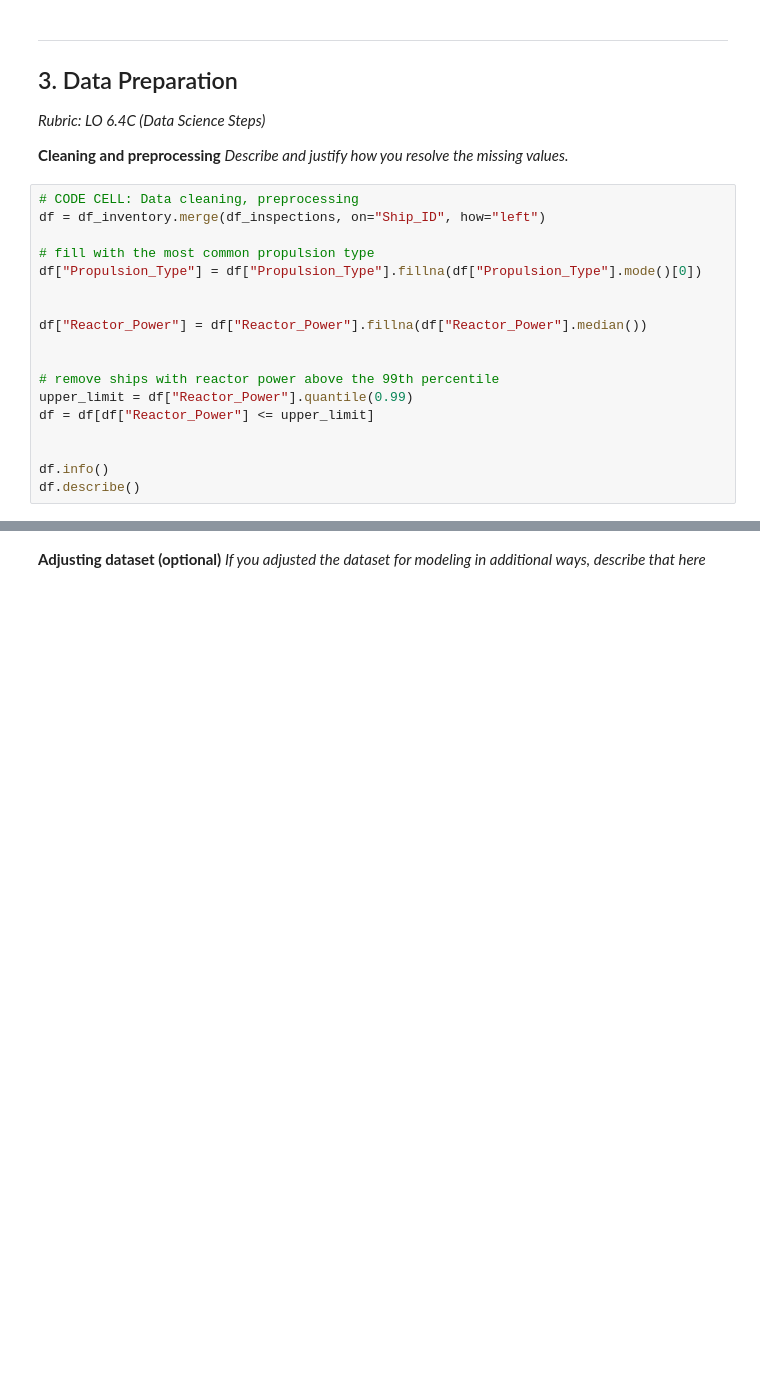
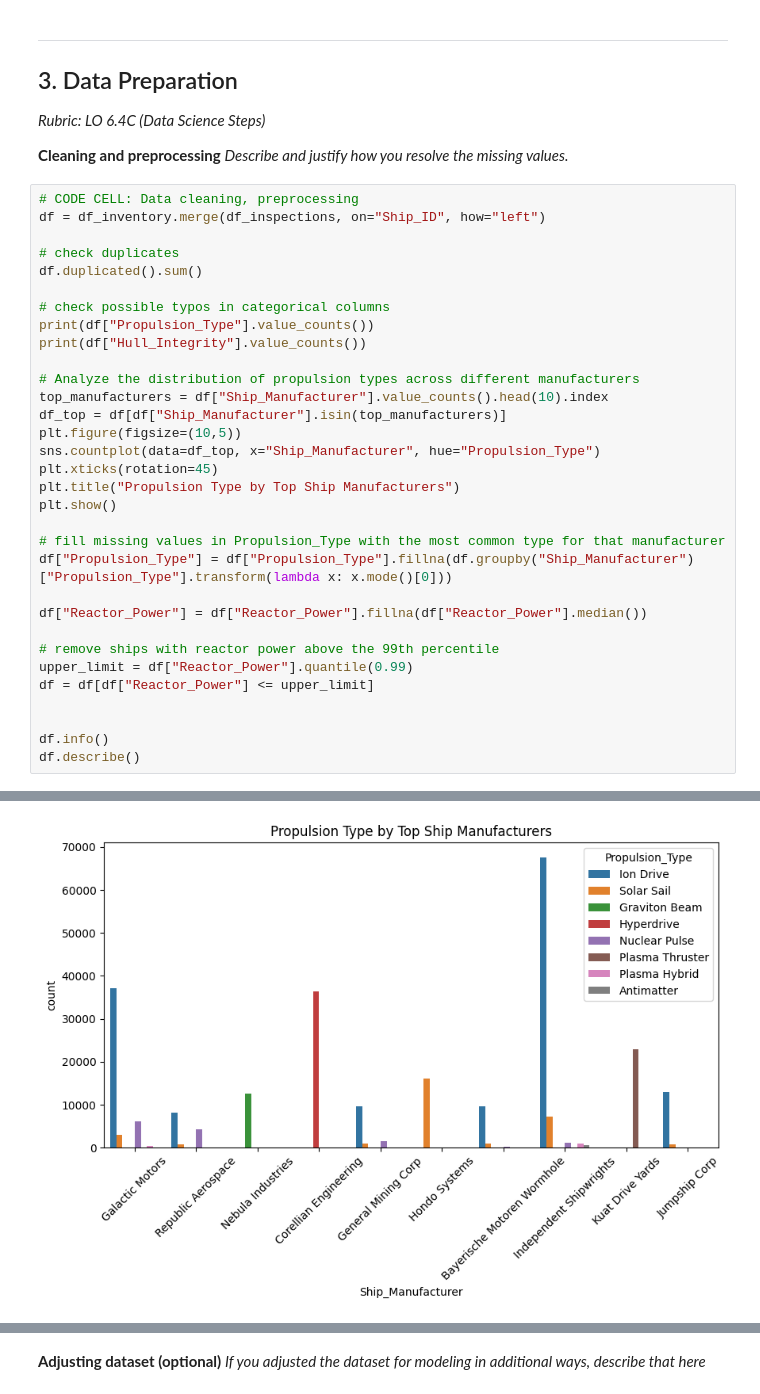
Before and after one commit to XueHu2222/Iterations, a Jupyter notebook: iteration-2/assignment_template_it2.ipynb, the cells around one changed output, grey strips where cells are left out. Saved outputs shown, nothing was run; the diff lists cells and outputs as text; blank space fills up the shorter version.

```diff
--- a/iteration-2/assignment_template_it2.ipynb
+++ b/iteration-2/assignment_template_it2.ipynb
@@ -170,12 +170,26 @@ plt.show()
 # CODE CELL: Data cleaning, preprocessing
 df = df_inventory.merge(df_inspections, on="Ship_ID", how="left")
 
-# fill with the most common propulsion type
-df["Propulsion_Type"] = df["Propulsion_Type"].fillna(df["Propulsion_Type"].mode()[0])
+# check duplicates
+df.duplicated().sum()
 
+# check possible typos in categorical columns
+print(df["Propulsion_Type"].value_counts())
+print(df["Hull_Integrity"].value_counts())
+
+# Analyze the distribution of propulsion types across different manufacturers
+top_manufacturers = df["Ship_Manufacturer"].value_counts().head(10).index
+df_top = df[df["Ship_Manufacturer"].isin(top_manufacturers)]
+plt.figure(figsize=(10,5))
+sns.countplot(data=df_top, x="Ship_Manufacturer", hue="Propulsion_Type")
+plt.xticks(rotation=45)
+plt.title("Propulsion Type by Top Ship Manufacturers")
+plt.show()
+
+# fill missing values in Propulsion_Type with the most common type for that manufacturer
+df["Propulsion_Type"] = df["Propulsion_Type"].fillna(df.groupby("Ship_Manufacturer")["Propulsion_Type"].transform(lambda x: x.mode()[0]))
 
 df["Reactor_Power"] = df["Reactor_Power"].fillna(df["Reactor_Power"].median())
-
 
 # remove ships with reactor power above the 99th percentile
 upper_limit = df["Reactor_Power"].quantile(0.99)
@@ -203,0 +217 @@ memory usage: 27.1 MB
+[figure, added]
```
Also changed, not shown: parts of 6 cells of this notebook, 1 other file.
